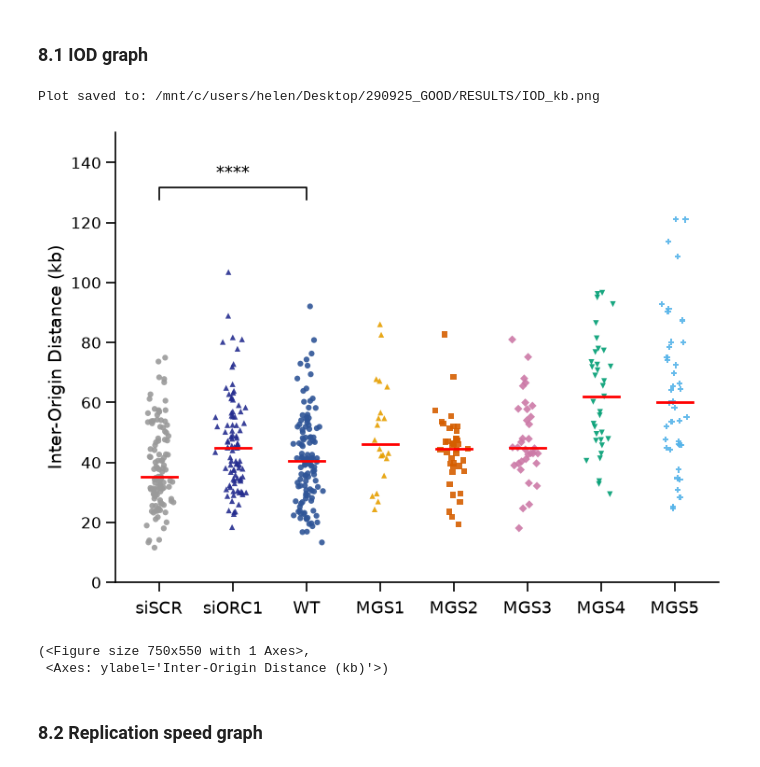
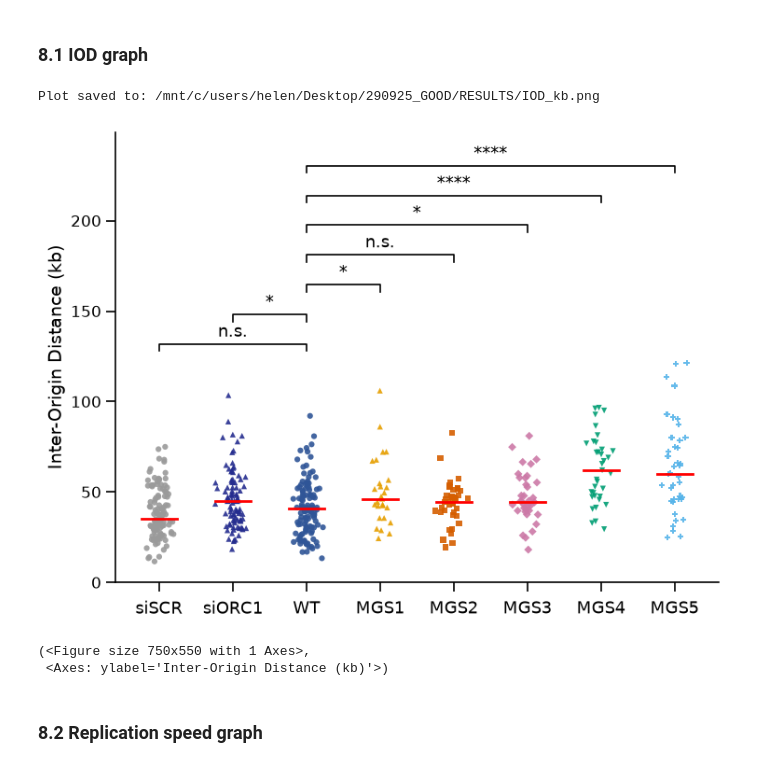
Before and after one commit to Lopatushka/DNA_fibers, a Jupyter notebook: notebooks/mutants.ipynb, the cells around one changed output. Cells and saved outputs as stored; diff of their text form; code cells hidden in the pictures.

```diff
--- a/notebooks/mutants.ipynb
+++ b/notebooks/mutants.ipynb
@@ -300,37 +346,75 @@ boxplot_with_statistics(
         "MGS2": "#D55E00",    # vermillion
         "MGS3": "#CC79A7",    # purple/pink
         "MGS4": "#009E73",    # green
         "MGS5": "#56B4E9",    # light blue
         },
 
         sample_markers={
         "siSCR": "o",
         "siORC1": "^",
         "WT": "o",
         "MGS1": "^",
         "MGS2": "s",
         "MGS3": "D",
         "MGS4": "v",
         "MGS5": "P",
         },
 
         figsize = (7.5, 5.5),
 
         stats = [
-        {
+                {
                 "group1": "WT",
                 "group2": "siSCR",
-                "p_value": 0.000086,
-        }],
+                "p_value": 2.378568e-01,
+                },
+
+                {
+                "group1": "WT",
+                "group2": "siORC1",
+                "p_value": 2.811955e-02,
+                },
+
+                {
+                "group1": "WT",
+                "group2": "MGS1",
+                "p_value": 1.909495e-02,
+                },
+
+                {
+                "group1": "WT",
+                "group2": "MGS2",
+                "p_value": 1.599839e-01,
+                },
+
+                {
+                "group1": "WT",
+                "group2": "MGS3",
+                "p_value": 2.242040e-02,
+                },
+
+                {
+                "group1": "WT",
+                "group2": "MGS4",
+                "p_value": 2.644307e-08,
+                },
+
+                {
+                "group1": "WT",
+                "group2": "MGS5",
+                "p_value": 2.519951e-07,
+                }
+
+        ],
 
         y_axis = "Inter-Origin Distance (kb)",
         save_dir = OUTPUT_DIR,
         save_name = "IOD_kb",
         ext = "png"
 )
 # %% [output]
 Plot saved to: /mnt/c/users/helen/Desktop/290925_GOOD/RESULTS/IOD_kb.png
-[figure, old version]
+[figure, new version]
 (<Figure size 750x550 with 1 Axes>,
  <Axes: ylabel='Inter-Origin Distance (kb)'>)
 # %% [markdown]
```
Also changed, not shown: parts of 14 cells of this notebook.
